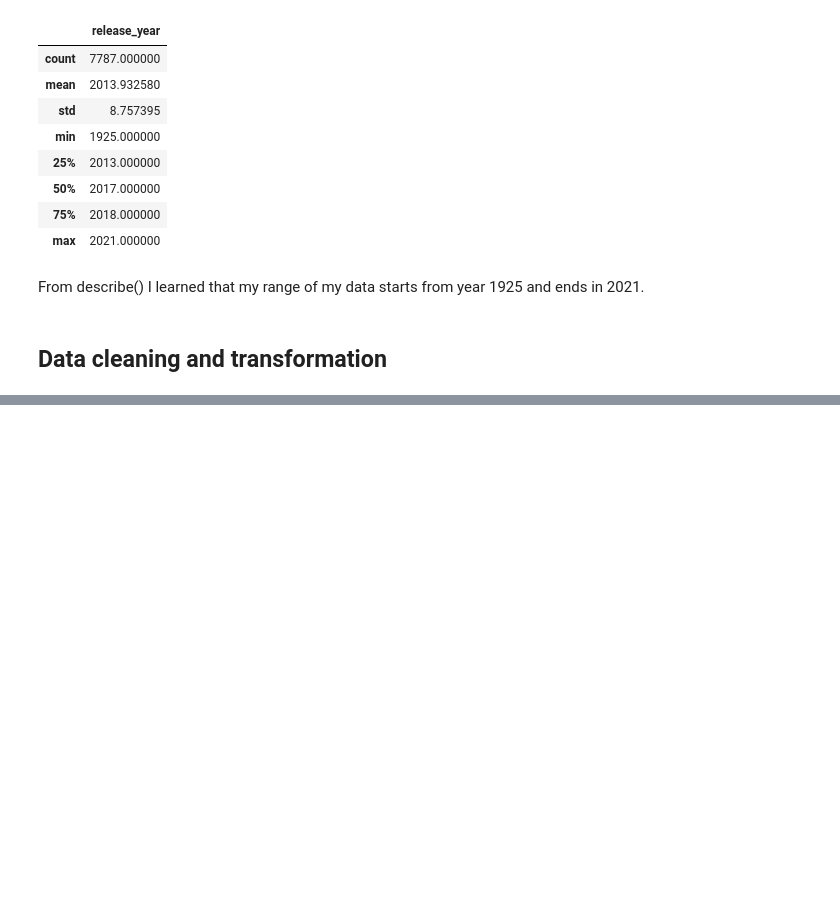
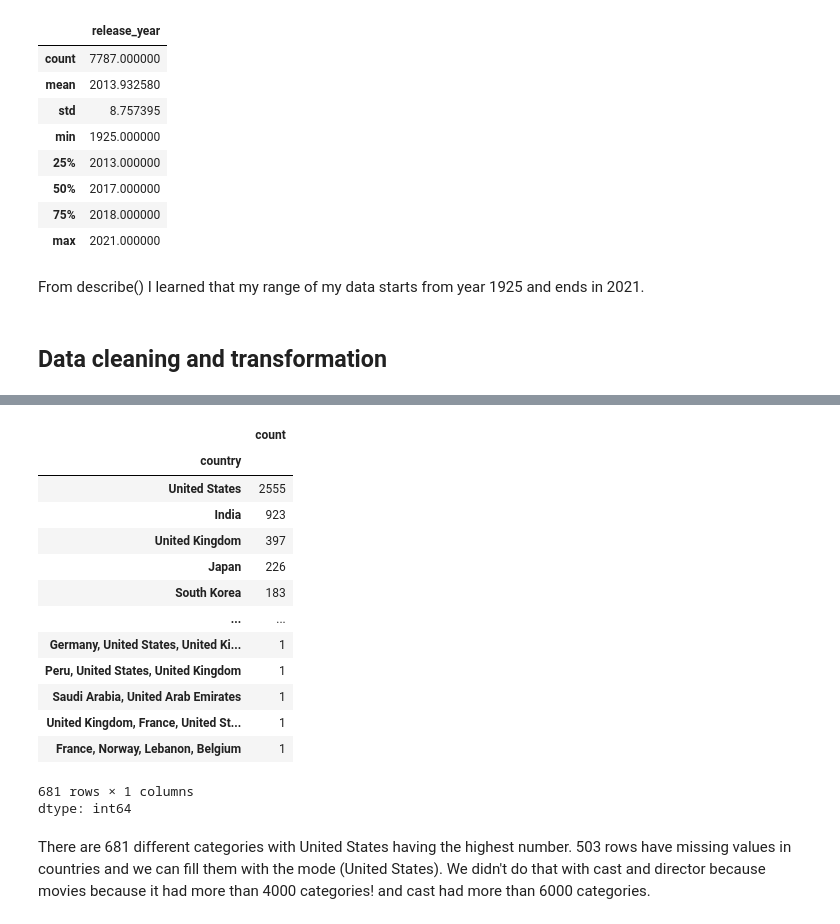
Before and after one commit to Yashtiii/Netflix-Content-Strategy, a Jupyter notebook: Netflix's_content_strategy.ipynb, the cells around one changed output, grey strips where cells are left out. Cells and saved outputs as stored; diff of their text form; code cells hidden in the pictures; blank space fills up the shorter version.

```diff
--- a/Netflix's_content_strategy.ipynb
+++ b/Netflix's_content_strategy.ipynb
@@ -110,0 +196,2 @@ From describe() I learned that my range of my data starts from year 1925 and end
+# %%
+netflix_df["cast"] = netflix_df["cast"].fillna("Unknown")
@@ -110,0 +214,20 @@ From describe() I learned that my range of my data starts from year 1925 and end
+# %%
+netflix_df["country"].value_counts()
+# %% [output]
+|  | count |
+| country |  |
+| United States | 2555 |
+| India | 923 |
+| United Kingdom | 397 |
+| Japan | 226 |
+| South Korea | 183 |
+| ... | ... |
+| Germany, United States, United Ki... | 1 |
+| Peru, United States, United Kingdom | 1 |
+| Saudi Arabia, United Arab Emirates | 1 |
+| United Kingdom, France, United St... | 1 |
+| France, Norway, Lebanon, Belgium | 1 |
+681 rows × 1 columns
+dtype: int64
+# %% [markdown]
+There are 681 different categories with United States having the highest number. 503 rows have missing values in countries and we can fill them with the mode (United States). We didn't do that with cast and director because movies because it had more than 4000 categories! and cast had more than 6000 categories.
```
Also changed, not shown: parts of 27 cells of this notebook.
